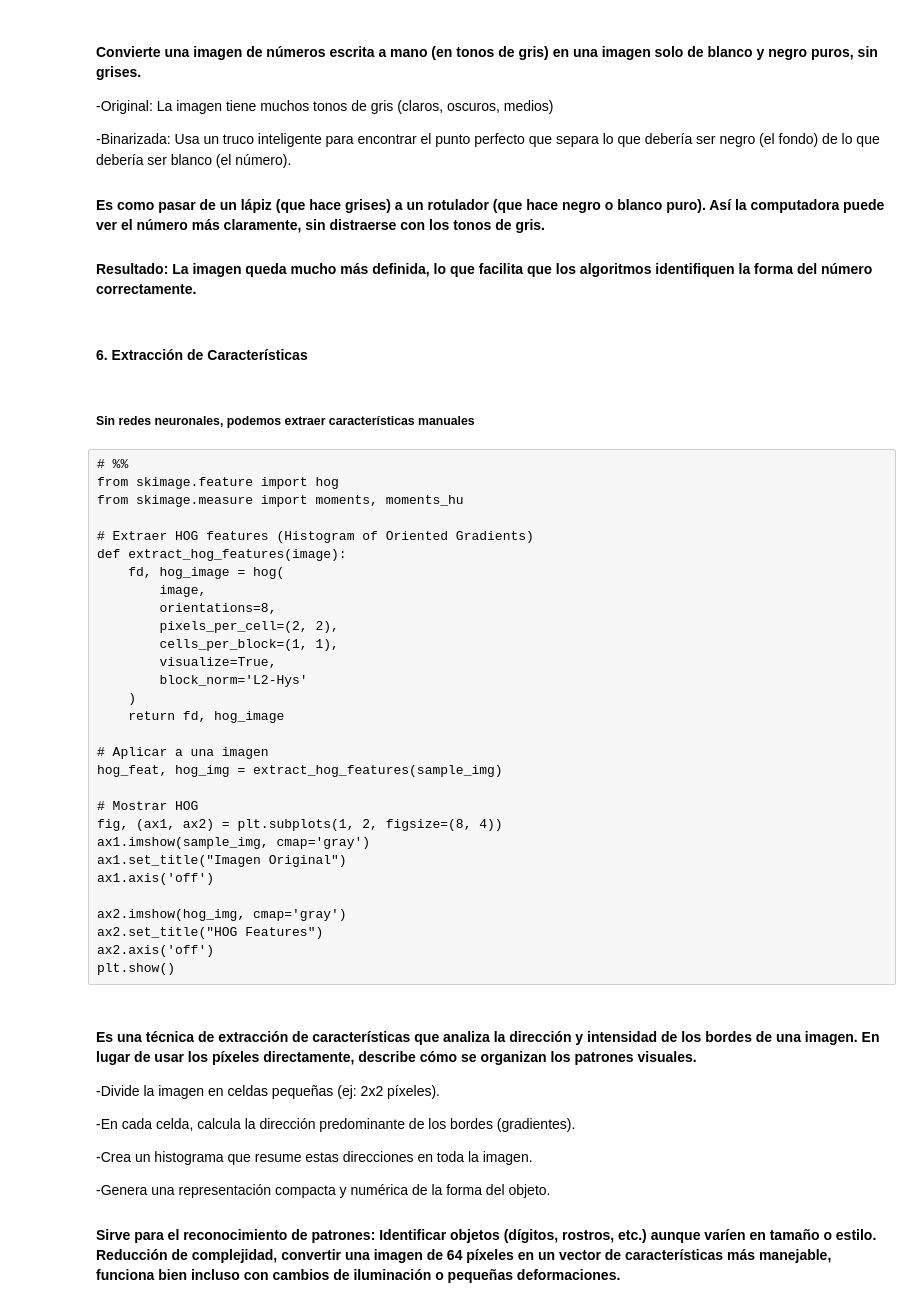
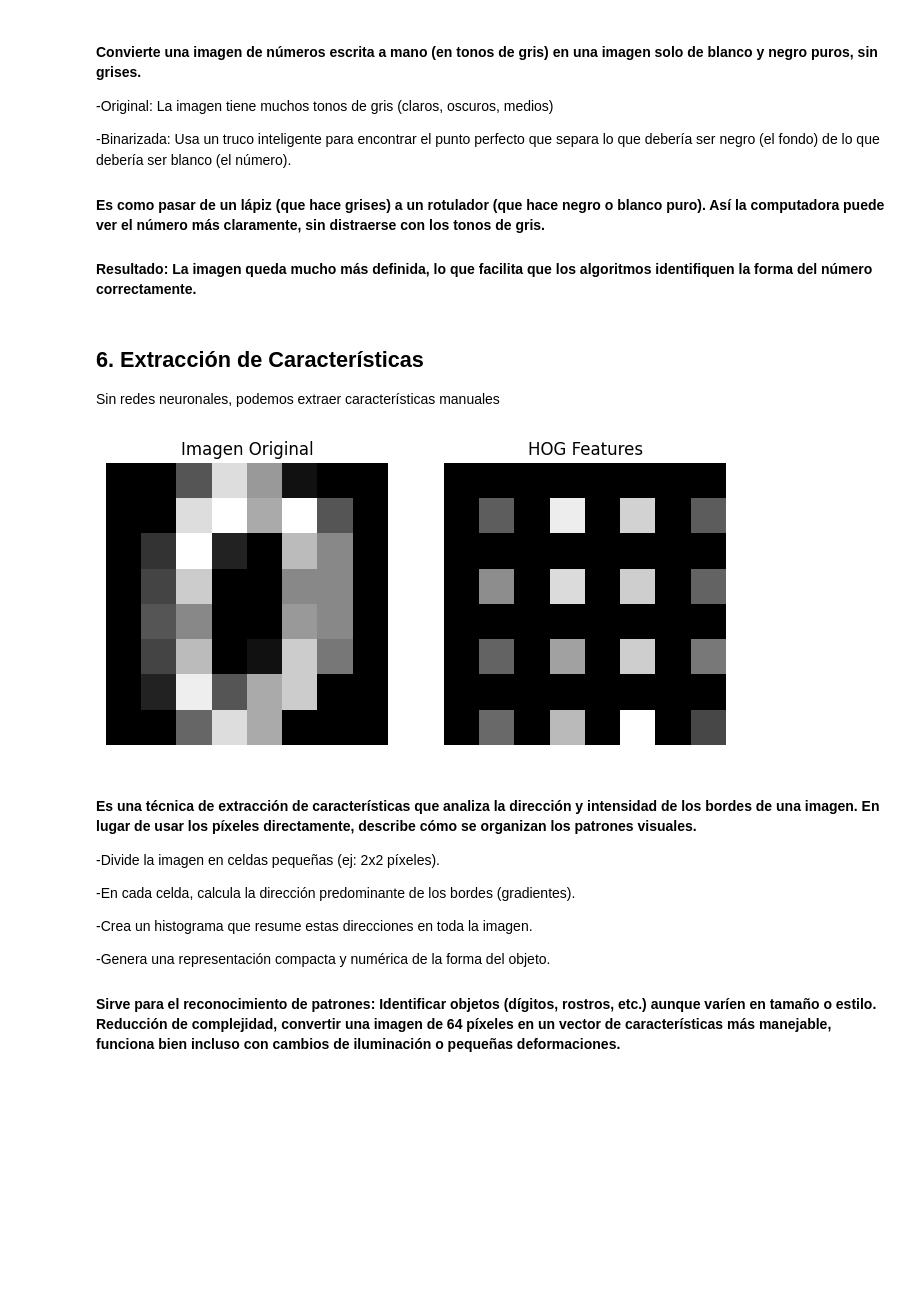
Before and after one commit to Annika964/CARPETA-DE-EVIDENCIAS, a Jupyter notebook: PROCESAMIENTO DE IMAGENES.ipynb, the cells around one changed output. Cells and saved outputs as stored; diff of their text form; code cells hidden in the pictures; blank space fills up the shorter version.

```diff
--- a/PROCESAMIENTO DE IMAGENES.ipynb
+++ b/PROCESAMIENTO DE IMAGENES.ipynb
@@ -186,39 +197,40 @@ plt.show()
 
 #### Resultado: La imagen queda mucho más definida, lo que facilita que los algoritmos identifiquen la forma del número correctamente.
 # %% [markdown]
-#### 6. Extracción de Características
+## 6. Extracción de Características
+Sin redes neuronales, podemos extraer características manuales
-# %% [markdown]
-##### Sin redes neuronales, podemos extraer características manuales
-# %% [raw]
-# %%
-from skimage.feature import hog
-from skimage.measure import moments, moments_hu
-
-# Extraer HOG features (Histogram of Oriented Gradients)
-def extract_hog_features(image):
-    fd, hog_image = hog(
-        image,
-        orientations=8,
-        pixels_per_cell=(2, 2),
-        cells_per_block=(1, 1),
-        visualize=True,
-        block_norm='L2-Hys'
-    )
-    return fd, hog_image
-
-# Aplicar a una imagen
-hog_feat, hog_img = extract_hog_features(sample_img)
-
-# Mostrar HOG
-fig, (ax1, ax2) = plt.subplots(1, 2, figsize=(8, 4))
-ax1.imshow(sample_img, cmap='gray')
-ax1.set_title("Imagen Original")
-ax1.axis('off')
-
-ax2.imshow(hog_img, cmap='gray')
-ax2.set_title("HOG Features")
-ax2.axis('off')
-plt.show()
+# %%
+# %%
+from skimage.feature import hog
+from skimage.measure import moments, moments_hu
+
+# Extraer HOG features (Histogram of Oriented Gradients)
+def extract_hog_features(image):
+    fd, hog_image = hog(
+        image,
+        orientations=8,
+        pixels_per_cell=(2, 2),
+        cells_per_block=(1, 1),
+        visualize=True,
+        block_norm='L2-Hys'
+    )
+    return fd, hog_image
+
+# Aplicar a una imagen
+hog_feat, hog_img = extract_hog_features(sample_img)
+
+# Mostrar HOG
+fig, (ax1, ax2) = plt.subplots(1, 2, figsize=(8, 4))
+ax1.imshow(sample_img, cmap='gray')
+ax1.set_title("Imagen Original")
+ax1.axis('off')
+
+ax2.imshow(hog_img, cmap='gray')
+ax2.set_title("HOG Features")
+ax2.axis('off')
+plt.show()
+# %% [output]
+[figure, added]
 # %% [markdown]
 #### Es una técnica de extracción de características que analiza la dirección y intensidad de los bordes de una imagen. En lugar de usar los píxeles directamente, describe cómo se organizan los patrones visuales.
 
```
Also changed, not shown: parts of 35 cells of this notebook.
